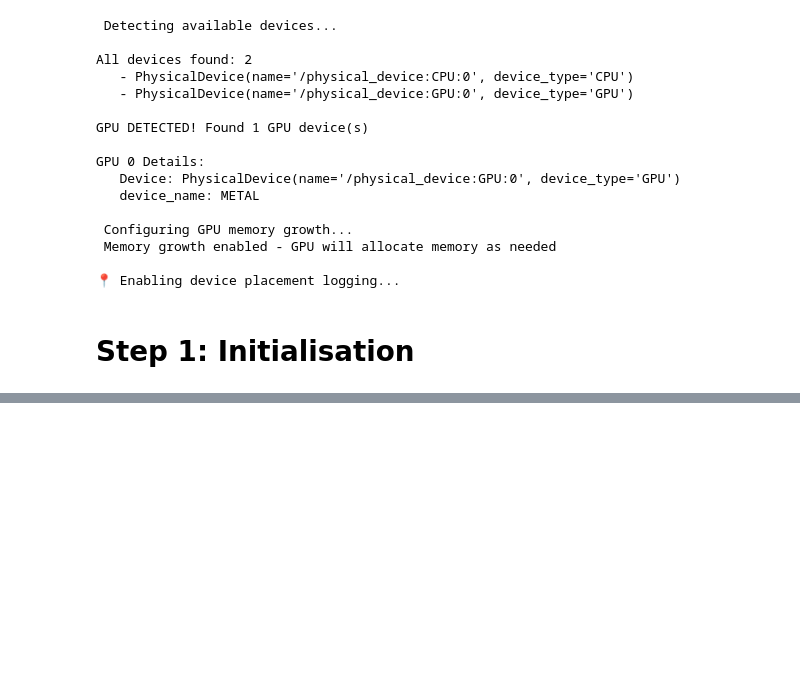
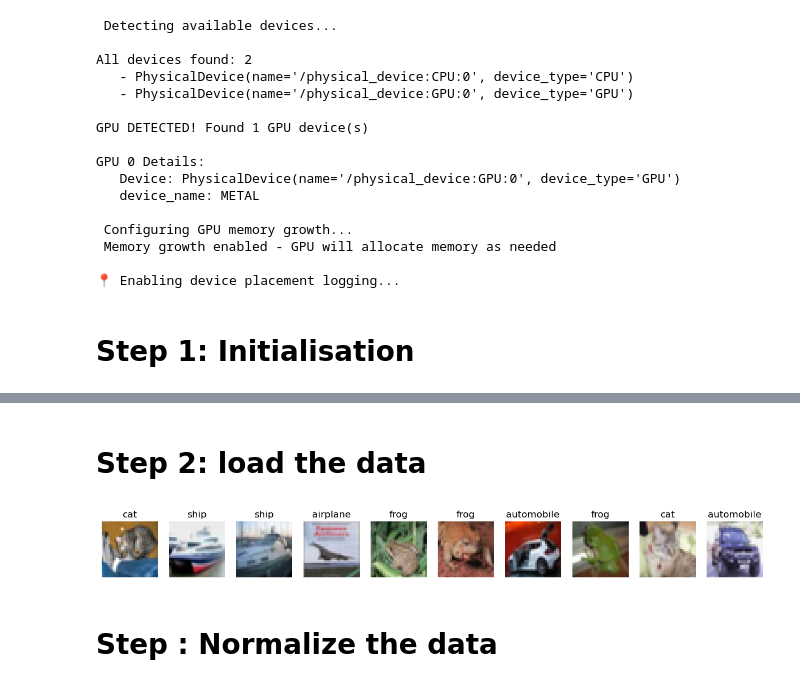
Before and after one commit to elfreyer/project_module_2, a Jupyter notebook: cifar10_CNN.ipynb, the cells around one changed output, grey strips where cells are left out. Saved outputs shown, nothing was run; the diff lists cells and outputs as text; code cells hidden in the pictures; blank space fills up the shorter version.

```diff
--- a/cifar10_CNN.ipynb
+++ b/cifar10_CNN.ipynb
@@ -235,12 +134,0 @@ Data type: float32 -> expected (float32)
-# %%
-class_names = ['airplane', 'automobile', 'bird', 'cat', 'deer','dog', 'frog', 'horse', 'ship', 'truck']
-
-# Show all 10 classes once each
-plt.figure(figsize=(20, 2))
-for i in range(len(class_names)):
-    idx = np.where(y_train == i)[0][0]
-    plt.subplot(1, 10, i+1)
-    plt.imshow(x_train[idx])
-    plt.title(f"{class_names[i]}")
-    plt.axis('off')
-plt.show()
@@ -1861,0 +192,31 @@ MODEL READY FOR INFERENCE/DEPLOYMENT
+# %% [markdown]
+# Step 2: load the data
+# %%
+from tensorflow.keras.datasets import cifar10
+from sklearn.model_selection import train_test_split
+
+
+(X_train, y_train), (X_test, y_test) = cifar10.load_data()
+
+X_train_new, X_val, y_train_new, y_val = train_test_split(
+    X_train, y_train, test_size=0.2, random_state=42, stratify=y_train)
+
+# one hot encode target values
+y_train_new = tf.keras.utils.to_categorical(y_train_new, 10)
+y_val = tf.keras.utils.to_categorical(y_val, 10)
+y_test  = tf.keras.utils.to_categorical(y_test, 10)
+
+classNames = ['airplane','automobile','bird','cat','deer',
+              'dog','frog','horse','ship','truck']
+
+fig, ax = plt.subplots(1, 10, figsize=(15,2))
+for i in range(10):
+    ax[i].axis('off')
+    cls_idx = np.argmax(y_test[i])
+    ax[i].set_title(classNames[cls_idx])
+    ax[i].imshow(X_test[i])
+plt.show()
+# %% [output]
+[figure, added]
+# %% [markdown]
+# Step : Normalize the data
```
Also changed, not shown: parts of 59 cells of this notebook.
